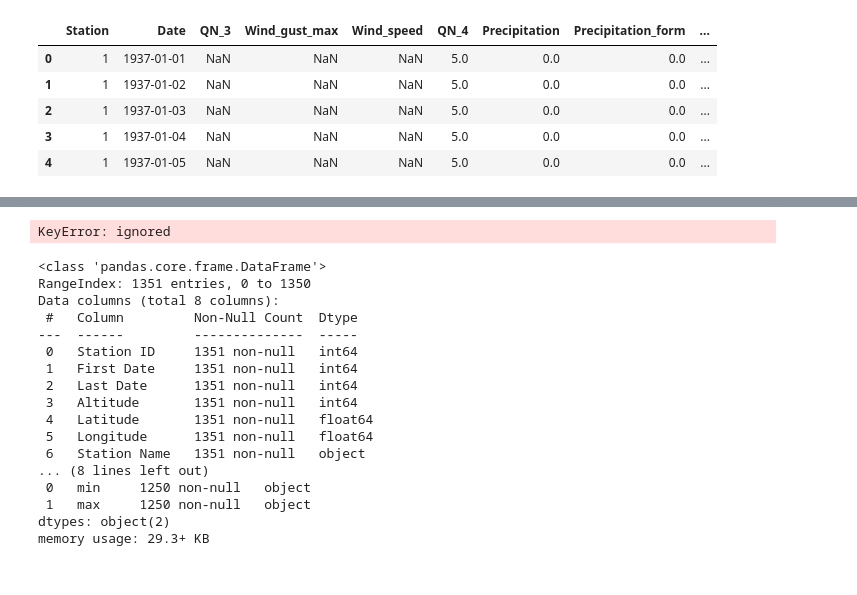
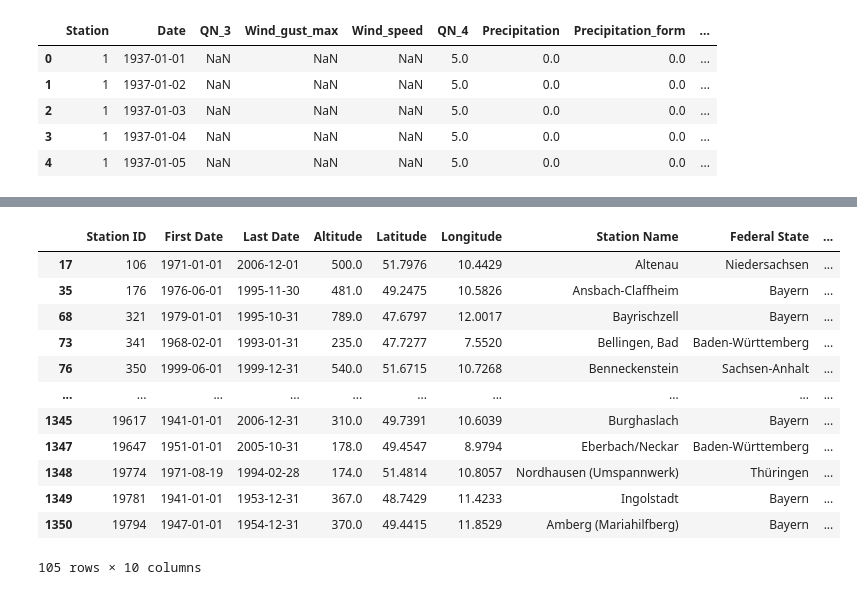
Before and after one commit to hkoenicke/UCDPA_HeikeKoenicke, a Jupyter notebook: WeatherData.ipynb, the cells around one changed output, grey strips where cells are left out. Cells and saved outputs as stored; diff of their text form; code cells hidden in the pictures.

```diff
--- a/WeatherData.ipynb
+++ b/WeatherData.ipynb
@@ -322,5 +210,6 @@ uploaded = files.upload()
 # %%
 # read data into a pandas data frame
-df_climate = pd.read_csv(r"./climate_data.csv.gz")
+#df_climate = pd.read_csv(r"./climate_data.csv.gz")
+df_climate = pd.read_csv(r"/content/drive/MyDrive/climate_data.csv.gz")
 # %%
 df_climate.info()
@@ -344,0 +244,4 @@ memory usage: 2.1+ GB
+# %%
+# change date from object to datetime
+df_climate['Date'] = pd.to_datetime(df_climate['Date'])
+df_climate.info()
@@ -351,25 +284,0 @@ NameError: ignored
-# %%
-df = pd.merge(df_weather_stations,station_dates,on='Station ID', how='outer')
-# %% [output]
-KeyError: ignored
-# %%
-df_weather_stations.info()
-station_dates.info()
-# %% [output]
-<class 'pandas.core.frame.DataFrame'>
-RangeIndex: 1351 entries, 0 to 1350
-Data columns (total 8 columns):
- #   Column         Non-Null Count  Dtype
----  ------         --------------  -----
- 0   Station ID     1351 non-null   int64
- 1   First Date     1351 non-null   int64
- 2   Last Date      1351 non-null   int64
- 3   Altitude       1351 non-null   int64
- 4   Latitude       1351 non-null   float64
- 5   Longitude      1351 non-null   float64
- 6   Station Name   1351 non-null   object
-... (8 lines left out)
- 0   min     1250 non-null   object
- 1   max     1250 non-null   object
-dtypes: object(2)
-memory usage: 29.3+ KB
@@ -375,0 +289,17 @@ memory usage: 29.3+ KB
+# %%
+# Stations without data
+df[df['max'].isnull()]
+# %% [output]
+|  | Station ID | First Date | Last Date | Altitude | Latitude | Longitude | Station Name | Federal State | ... |
+| 17 | 106 | 1971-01-01 | 2006-12-01 | 500.0 | 51.7976 | 10.4429 | Altenau | Niedersachsen | ... |
+| 35 | 176 | 1976-06-01 | 1995-11-30 | 481.0 | 49.2475 | 10.5826 | Ansbach-Claffheim | Bayern | ... |
+| 68 | 321 | 1979-01-01 | 1995-10-31 | 789.0 | 47.6797 | 12.0017 | Bayrischzell | Bayern | ... |
+| 73 | 341 | 1968-02-01 | 1993-01-31 | 235.0 | 47.7277 | 7.5520 | Bellingen, Bad | Baden-Württemberg | ... |
+| 76 | 350 | 1999-06-01 | 1999-12-31 | 540.0 | 51.6715 | 10.7268 | Benneckenstein | Sachsen-Anhalt | ... |
+| ... | ... | ... | ... | ... | ... | ... | ... | ... | ... |
+| 1345 | 19617 | 1941-01-01 | 2006-12-31 | 310.0 | 49.7391 | 10.6039 | Burghaslach | Bayern | ... |
+| 1347 | 19647 | 1951-01-01 | 2005-10-31 | 178.0 | 49.4547 | 8.9794 | Eberbach/Neckar | Baden-Württemberg | ... |
+| 1348 | 19774 | 1971-08-19 | 1994-02-28 | 174.0 | 51.4814 | 10.8057 | Nordhausen (Umspannwerk) | Thüringen | ... |
+| 1349 | 19781 | 1941-01-01 | 1953-12-31 | 367.0 | 48.7429 | 11.4233 | Ingolstadt | Bayern | ... |
+| 1350 | 19794 | 1947-01-01 | 1954-12-31 | 370.0 | 49.4415 | 11.8529 | Amberg (Mariahilfberg) | Bayern | ... |
+105 rows × 10 columns
```
Also changed, not shown: parts of 18 cells of this notebook.
